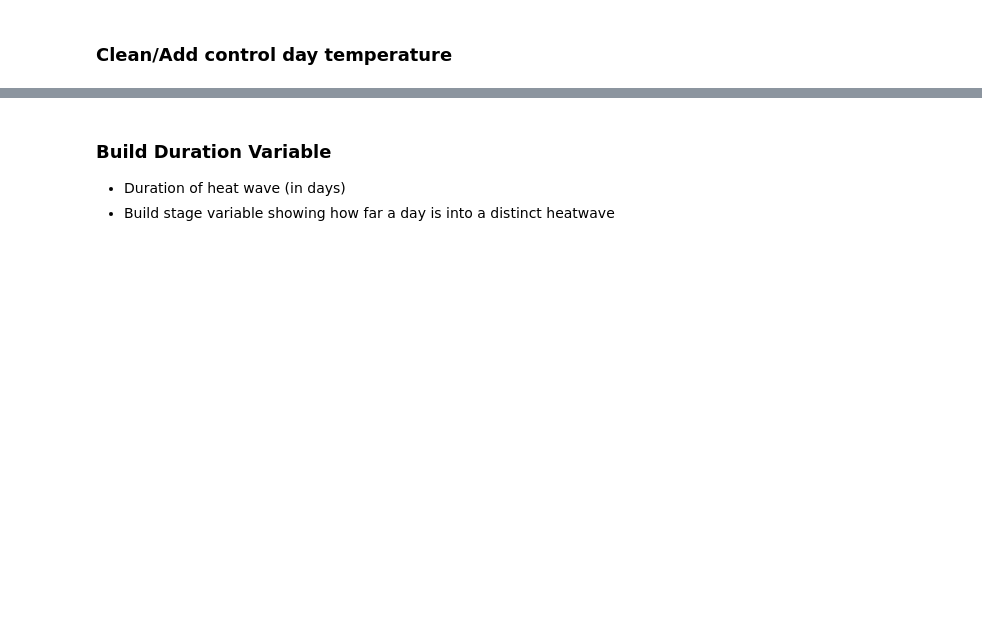
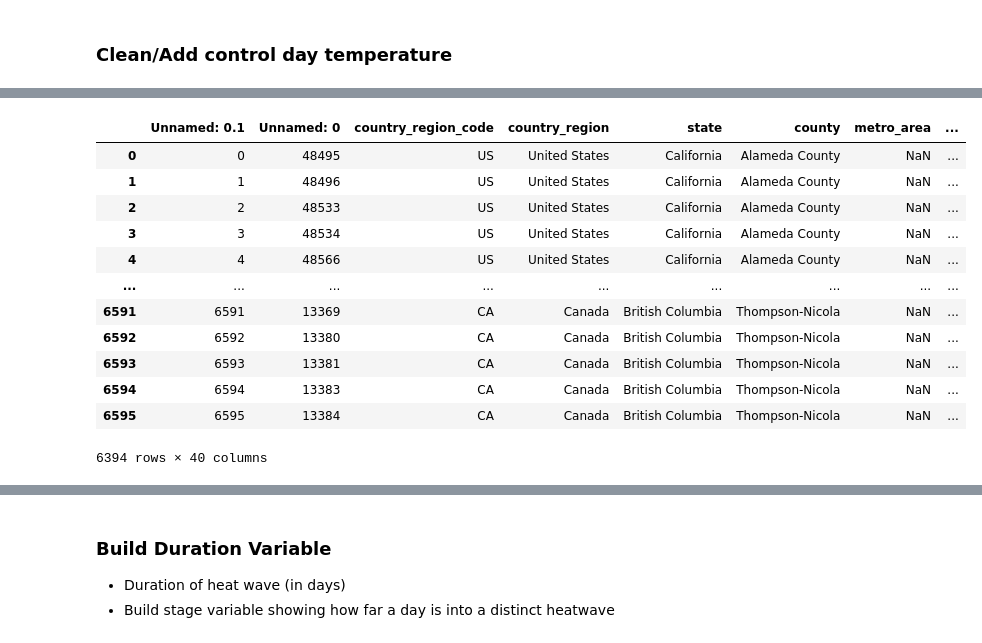
Before and after one commit to shivyucel/heatwaves_pnw_code, a Jupyter notebook: 0.4_feature_eng_1.ipynb, the cells around one changed output, grey strips where cells are left out. Drawn from its saved outputs; the diff is of its cells as text; code cells hidden in the pictures; blank space fills up the shorter version.

```diff
--- a/0.4_feature_eng_1.ipynb
+++ b/0.4_feature_eng_1.ipynb
@@ -72,3 +130,19 @@ mobility_heat = mobility_heat[mobility_heat['us_holiday'] == 0]
+# %%
+mobility_heat
+# %% [output]
+|  | Unnamed: 0.1 | Unnamed: 0 | country_region_code | country_region | state | county | metro_area | ... |
+| 0 | 0 | 48495 | US | United States | California | Alameda County | NaN | ... |
+| 1 | 1 | 48496 | US | United States | California | Alameda County | NaN | ... |
+| 2 | 2 | 48533 | US | United States | California | Alameda County | NaN | ... |
+| 3 | 3 | 48534 | US | United States | California | Alameda County | NaN | ... |
+| 4 | 4 | 48566 | US | United States | California | Alameda County | NaN | ... |
+| ... | ... | ... | ... | ... | ... | ... | ... | ... |
+| 6591 | 6591 | 13369 | CA | Canada | British Columbia | Thompson-Nicola | NaN | ... |
+| 6592 | 6592 | 13380 | CA | Canada | British Columbia | Thompson-Nicola | NaN | ... |
+| 6593 | 6593 | 13381 | CA | Canada | British Columbia | Thompson-Nicola | NaN | ... |
+| 6594 | 6594 | 13383 | CA | Canada | British Columbia | Thompson-Nicola | NaN | ... |
+| 6595 | 6595 | 13384 | CA | Canada | British Columbia | Thompson-Nicola | NaN | ... |
+6394 rows × 40 columns
 # %%
 mobility_heat[['date_heat','control_day']] = mobility_heat[['date_heat','control_day']].apply(pd.to_datetime) #if conversion required
 
```
Also changed, not shown: parts of 18 cells of this notebook, 10 other files.
